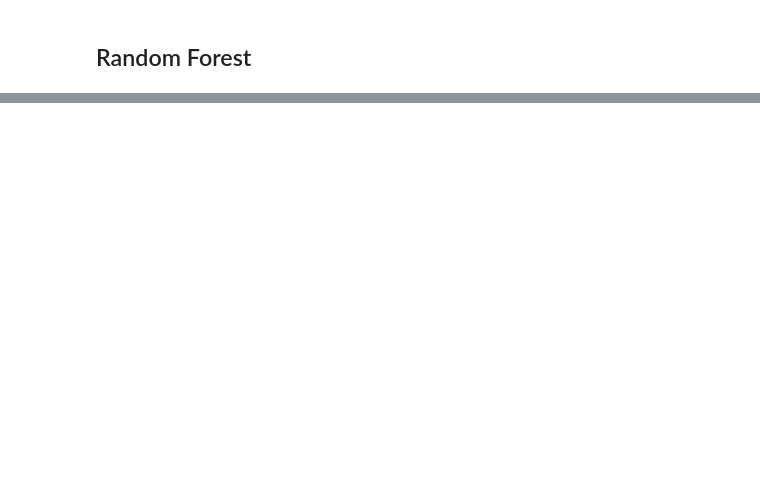
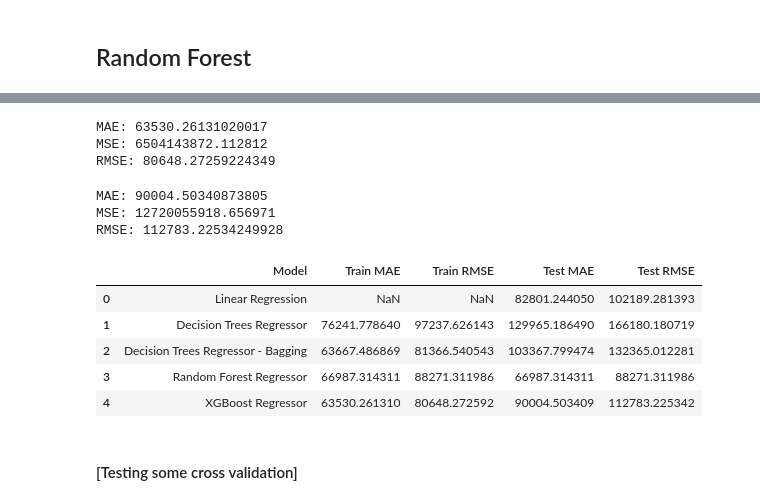
Before and after one commit to ManuelS0usa/SML-Housing-Data, a Jupyter notebook: main.ipynb, the cells around one changed output, grey strips where cells are left out. Drawn from its saved outputs; the diff is of its cells as text; code cells hidden in the pictures; blank space fills up the shorter version.

```diff
--- a/main.ipynb
+++ b/main.ipynb
@@ -427,0 +548,6 @@ from sklearn.ensemble import RandomForestRegressor
+# %%
+# create an xgboost regression model
+xgbr_model = XGBRegressor(n_estimators=1000, max_depth=5, eta=0.01)
+
+eval_set = [(X_test, y_test)]
+xgbr_model.fit(X_train, y_train, early_stopping_rounds=10, eval_set=eval_set, verbose=True)
@@ -427,0 +581,14 @@ from sklearn.ensemble import RandomForestRegressor
+# %%
+xgbr_pred_train = xgbr_model.predict(X_train)
+xgbr_train_score = evaluate(y_train, xgbr_pred_train)
+# %% [output]
+MAE: 63530.26131020017
+MSE: 6504143872.112812
+RMSE: 80648.27259224349
+# %%
+xgbr_pred_test = xgbr_model.predict(X_test)
+xgbr_test_score = evaluate(y_test, xgbr_pred_test)
+# %% [output]
+MAE: 90004.50340873805
+MSE: 12720055918.656971
+RMSE: 112783.22534249928
@@ -427,0 +610,21 @@ from sklearn.ensemble import RandomForestRegressor
+# %%
+xgbr_res = pd.DataFrame({
+    'Model': ['XGBoost Regressor'],
+    'Train MAE': xgbr_train_score['mae'],
+    'Train RMSE': xgbr_train_score['rmse'],
+    'Test MAE': xgbr_test_score['mae'],
+    'Test RMSE': xgbr_test_score['rmse']
+})
+
+r4 = r3.append(xgbr_res, ignore_index=True)
+# %%
+r4
+# %% [output]
+|  | Model | Train MAE | Train RMSE | Test MAE | Test RMSE |
+| 0 | Linear Regression | NaN | NaN | 82801.244050 | 102189.281393 |
+| 1 | Decision Trees Regressor | 76241.778640 | 97237.626143 | 129965.186490 | 166180.180719 |
+| 2 | Decision Trees Regressor - Bagging | 63667.486869 | 81366.540543 | 103367.799474 | 132365.012281 |
+| 3 | Random Forest Regressor | 66987.314311 | 88271.311986 | 66987.314311 | 88271.311986 |
+| 4 | XGBoost Regressor | 63530.261310 | 80648.272592 | 90004.503409 | 112783.225342 |
+# %% [markdown]
+#### [Testing some cross validation]
```
Also changed, not shown: parts of 51 cells of this notebook.
